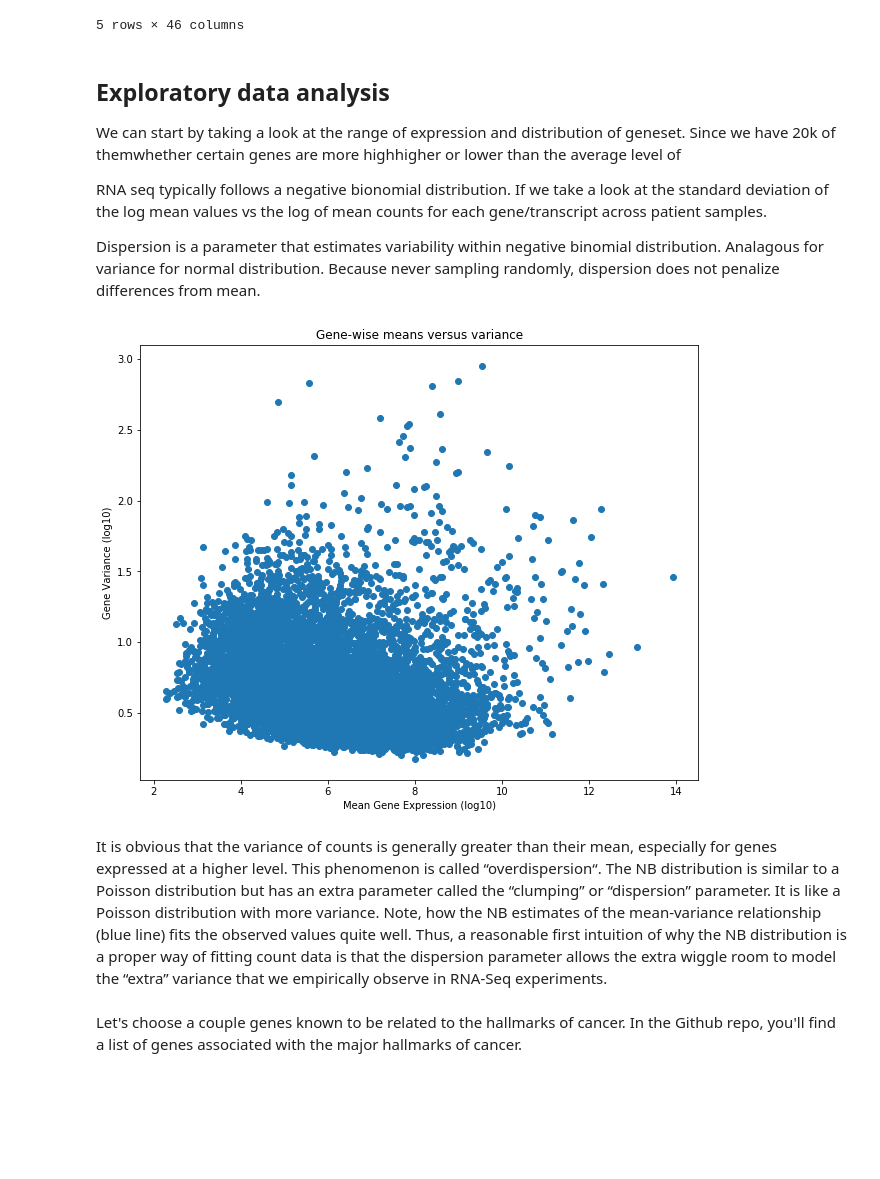
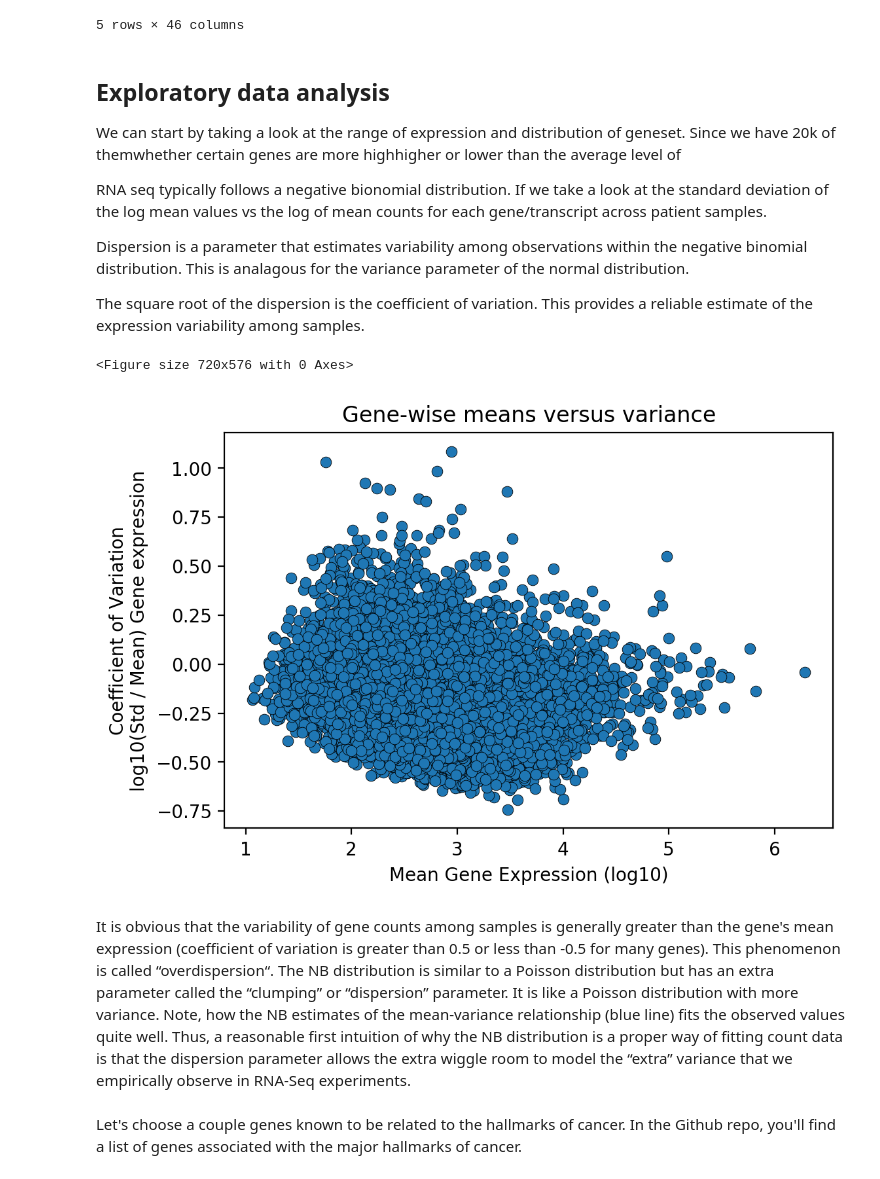
Before and after one commit to sohilsshah91/hacknights, a Jupyter notebook: tcga-series/post/post1_mwe_introduction.ipynb, the cells around one changed output. Saved outputs shown, nothing was run; the diff lists cells and outputs as text; code cells hidden in the pictures; blank space fills up the shorter version.

Commit message:
run and update ntbk code and notes

```diff
--- a/tcga-series/post/post1_mwe_introduction.ipynb
+++ b/tcga-series/post/post1_mwe_introduction.ipynb
@@ -154,6 +154,8 @@ We can start by taking a look at the range of expression and distribution of gen
 
 RNA seq typically follows a negative bionomial distribution. If we take a look at the standard deviation of the log mean values vs the log of mean counts for each gene/transcript across patient samples.
 
-Dispersion is a parameter that estimates variability within negative binomial distribution. Analagous for variance for normal distribution. Because never sampling randomly, dispersion does not penalize differences from mean.
+Dispersion is a parameter that estimates variability among observations within the negative binomial distribution. This is analagous for the variance parameter of the normal distribution.
+
+The square root of the dispersion is the coefficient of variation. This provides a reliable estimate of the expression variability among samples.
 # %%
 exprs_genes = rnaseq_sub[rnaseq_sub>0].dropna(axis=1)
@@ -162,15 +162,18 @@ sd_vec = exprs_genes.std().apply(np.log)
 # %%
-mean_vec = exprs_genes.apply(np.log).mean()
-sd_vec = exprs_genes.apply(np.log).std()
+mean_vec = exprs_genes.mean()
+sd_vec = exprs_genes.std()
+cv_vec = sd_vec / mean_vec
 fig = plt.figure(figsize=(10,8))
-plt.scatter(mean_vec, sd_vec)
+plt.figure(dpi=200)
+plt.scatter(np.log10(mean_vec), np.log10(cv_vec),edgecolor='black',linewidth=.3)
 plt.title('Gene-wise means versus variance')
 plt.xlabel('Mean Gene Expression (log10)')
-plt.ylabel('Gene Variance (log10)');
+plt.ylabel('Coefficient of Variation\nlog10(Std / Mean) Gene expression');
 # %% [output]
+<Figure size 720x576 with 0 Axes>
-[figure, old version]
+[figure, new version]
 # %% [markdown]
-It is obvious that the variance of counts is generally greater than their mean, especially for genes expressed at a higher level. This phenomenon is called “overdispersion“. The NB distribution is similar to a Poisson distribution but has an extra parameter called the “clumping” or “dispersion” parameter. It is like a Poisson distribution with more variance. Note, how the NB estimates of the mean-variance relationship (blue line) fits the observed values quite well. Thus, a reasonable first intuition of why the NB distribution is a proper way of fitting count data is that the dispersion parameter allows the extra wiggle room to model the “extra” variance that we empirically observe in RNA-Seq experiments.
+It is obvious that the variability of gene counts among samples is generally greater than the gene's mean expression (coefficient of variation is greater than 0.5 or less than -0.5 for many genes). This phenomenon is called “overdispersion“. The NB distribution is similar to a Poisson distribution but has an extra parameter called the “clumping” or “dispersion” parameter. It is like a Poisson distribution with more variance. Note, how the NB estimates of the mean-variance relationship (blue line) fits the observed values quite well. Thus, a reasonable first intuition of why the NB distribution is a proper way of fitting count data is that the dispersion parameter allows the extra wiggle room to model the “extra” variance that we empirically observe in RNA-Seq experiments.
 # %% [markdown]
 Let's choose a couple genes known to be related to the hallmarks of cancer. In the Github repo, you'll find a list of genes associated with the major hallmarks of cancer.
 # %%
```
Also changed, not shown: parts of 16 cells of this notebook, 2 other files.
